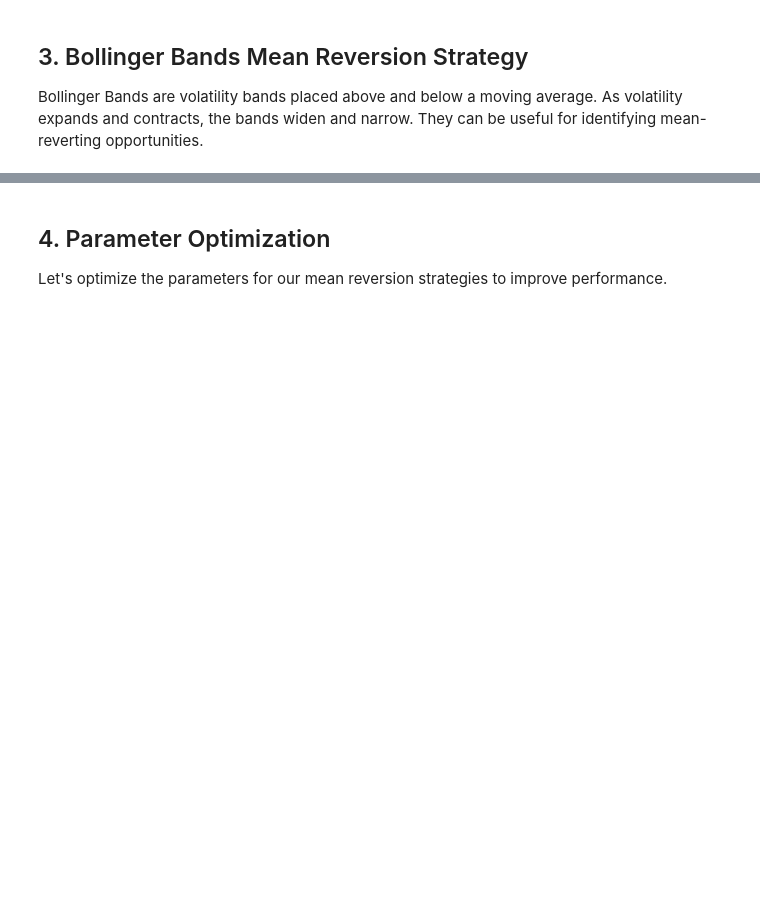
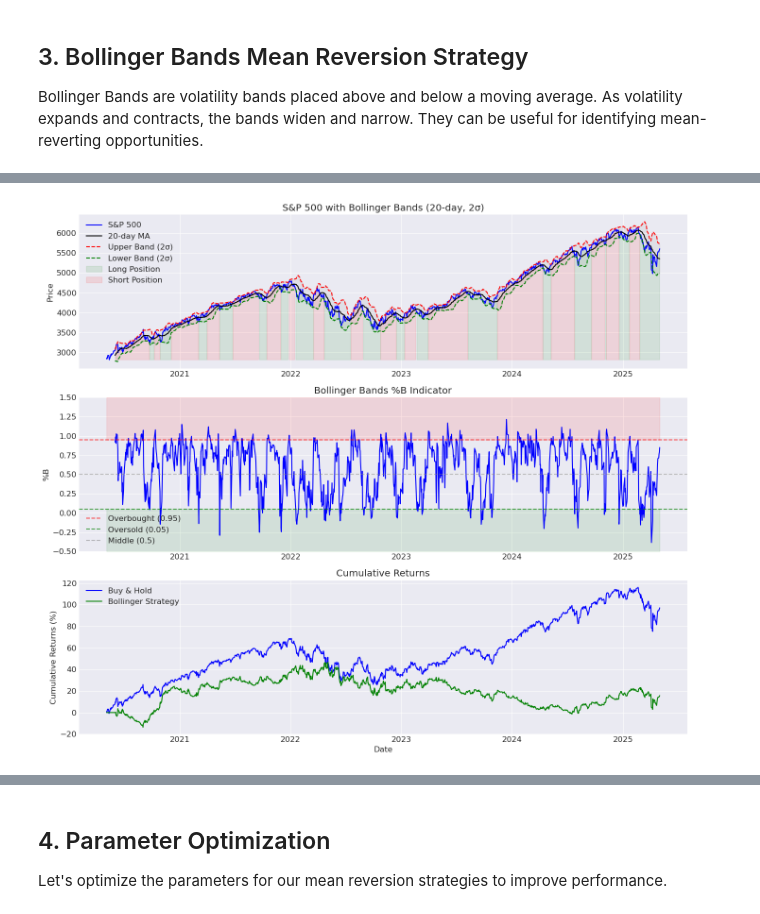
Before and after one commit to tomas-rampas/fin-math-quant-recipes, a Jupyter notebook: jupiters/06 Mean Reversion Strategy for S&P 500 Trading.ipynb, the cells around one changed output, grey strips where cells are left out. Drawn from its saved outputs; the diff is of its cells as text; code cells hidden in the pictures; blank space fills up the shorter version.

Commit message:
First 6-10 notebooks were fully tested, fixed, cleaned up (#9 and #10 will need more fixes)

```diff
--- a/jupiters/06 Mean Reversion Strategy for S&P 500 Trading.ipynb
+++ b/jupiters/06 Mean Reversion Strategy for S&P 500 Trading.ipynb
@@ -530,10 +604,13 @@ def implement_bollinger_strategy(prices, percent_b, overbought=0.95, oversold=0.
             position.iloc[i] = curr_signal
             prev_signal = curr_signal
 
+    # Replace 0s (no signal change) with NaN to allow forward filling
+    position = position.replace(to_replace=0, value=np.nan)
+
     # Fill forward positions (maintain until next signal)
-    position = position.replace(to_replace=0, method='ffill')
+    position = position.ffill()
 
-    # Ensure the first positions are 0 if NaN
+    # Ensure the first positions are 0 if NaN (e.g., at the beginning before the first signal)
     position = position.fillna(0)
 
     # Calculate returns
@@ -558,9 +635,10 @@ def implement_bollinger_strategy(prices, percent_b, overbought=0.95, oversold=0.
     })
 # %%
 # Implement Bollinger Bands strategy
+# Explicitly select Series using tuple indexing for MultiIndex columns
 bollinger_strategy = implement_bollinger_strategy(
-    sp500['Close'],
-    sp500['Percent_B'],
+    sp500[('Close', '^GSPC')],
+    sp500[('Percent_B', '')],
     overbought=0.95,
     oversold=0.05,
     exit_overbought=0.5,
@@ -572,49 +650,54 @@ plt.figure(figsize=(14, 12))
 
 # Plot price and bands
 plt.subplot(3, 1, 1)
-plt.plot(sp500.index, sp500['Close'], 'b-', label='S&P 500')
-plt.plot(sp500.index, sp500['MA_20'], 'k-', label='20-day MA')
-plt.plot(sp500.index, sp500['Upper_Band'], 'r--', label='Upper Band (2σ)')
-plt.plot(sp500.index, sp500['Lower_Band'], 'g--', label='Lower Band (2σ)')
-plt.fill_between(sp500.index, sp500['Lower_Band'], sp500['Upper_Band'], color='gray', alpha=0.1)
+# Use tuple indexing to select the specific Series from the MultiIndex DataFrame
+plt.plot(bollinger_strategy.index, bollinger_strategy['Price'], 'b-', label='S&P 500')
+plt.plot(sp500.index, sp500[('MA_20', '')], 'k-', label='20-day MA')
+plt.plot(sp500.index, sp500[('Upper_Band', '')], 'r--', label='Upper Band (2σ)')
+plt.plot(sp500.index, sp500[('Lower_Band', '')], 'g--', label='Lower Band (2σ)')
+# Ensure fill_between uses 1D arrays/Series
+plt.fill_between(sp500.index, sp500[('Lower_Band', '')], sp500[('Upper_Band', '')], color='gray', alpha=0.1)
 
-# Highlight positions
-plt.fill_between(bollinger_strategy.index, sp500['Close'].min(), sp500['Close'],
-                 where=(bollinger_strategy['Position'] > 0), color='g', alpha=0.1)
-plt.fill_between(bollinger_strategy.index, sp500['Close'].min(), sp500['Close'],
-                 where=(bollinger_strategy['Position'] < 0), color='r', alpha=0.1)
+# Highlight positions using the 'Price' column from bollinger_strategy
+# Use bollinger_strategy['Price'].min() for a scalar minimum
+plt.fill_between(bollinger_strategy.index, bollinger_strategy['Price'].min(), bollinger_strategy['Price'],
+                 where=(bollinger_strategy['Position'] > 0), color='g', alpha=0.1, label='Long Position')
+plt.fill_between(bollinger_strategy.index, bollinger_strategy['Price'].min(), bollinger_strategy['Price'],
+                 where=(bollinger_strategy['Position'] < 0), color='r', alpha=0.1, label='Short Position')
 
 plt.title('S&P 500 with Bollinger Bands (20-day, 2σ)')
 plt.ylabel('Price')
 plt.legend()
 plt.grid(True)
 
 # Plot %B indicator
 plt.subplot(3, 1, 2)
 plt.plot(bollinger_strategy.index, bollinger_strategy['Percent_B'], 'b-')
 plt.axhline(y=0.95, color='r', linestyle='--', alpha=0.7, label='Overbought (0.95)')
 plt.axhline(y=0.05, color='g', linestyle='--', alpha=0.7, label='Oversold (0.05)')
 plt.axhline(y=0.5, color='gray', linestyle='--', alpha=0.5, label='Middle (0.5)')
 plt.fill_between(bollinger_strategy.index, 0.95, 1.5, color='r', alpha=0.1)
 plt.fill_between(bollinger_strategy.index, 0.05, -0.5, color='g', alpha=0.1)
 plt.title('Bollinger Bands %B Indicator')
 plt.ylabel('%B')
 plt.legend()
 plt.grid(True)
 plt.ylim(-0.5, 1.5)
 
 # Plot cumulative returns
 plt.subplot(3, 1, 3)
 plt.plot(bollinger_strategy.index, bollinger_strategy['Cumulative_Returns'] * 100, 'b-', label='Buy & Hold')
 plt.plot(bollinger_strategy.index, bollinger_strategy['Strategy_Cumulative'] * 100, 'g-', label='Bollinger Strategy')
 plt.title('Cumulative Returns')
 plt.xlabel('Date')
 plt.ylabel('Cumulative Returns (%)')
 plt.legend()
 plt.grid(True)
 
 plt.tight_layout()
 plt.show()
+# %% [output]
+[figure, added]
 # %%
 # Analyze Bollinger Bands strategy performance
 bollinger_metrics, bollinger_comparison = analyze_performance(bollinger_strategy)
```
Also changed, not shown: parts of 23 cells of this notebook, 5 other files.
